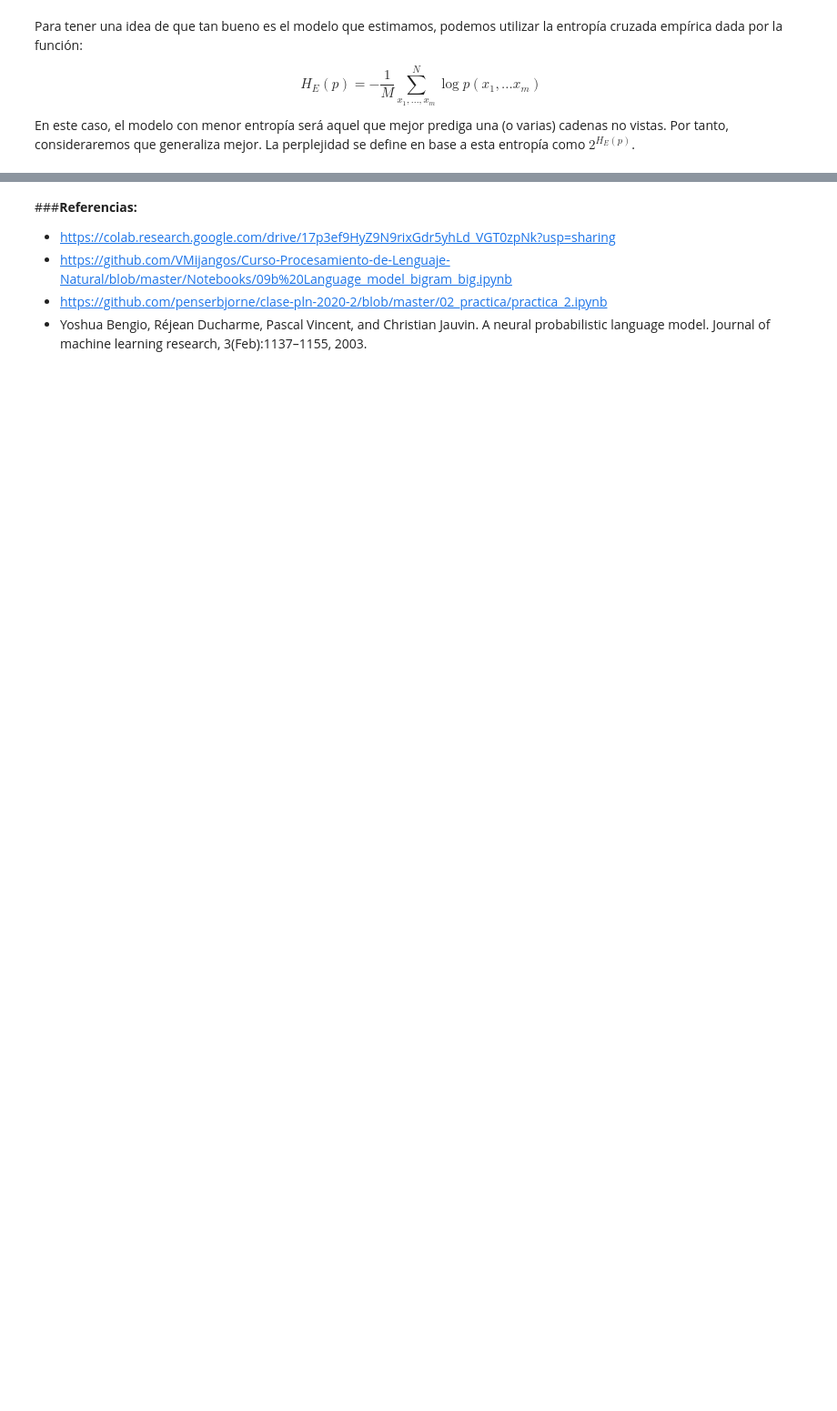
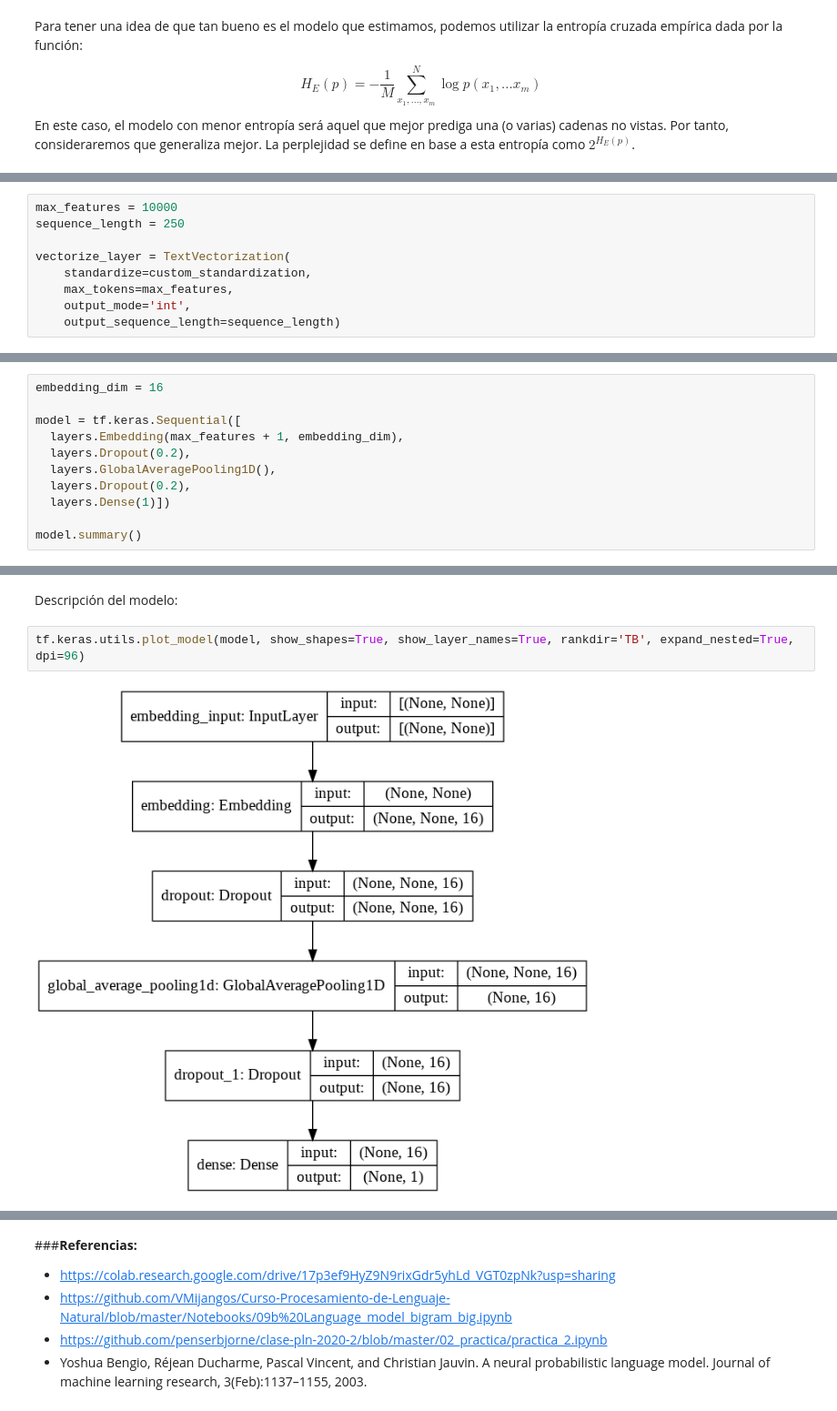
Before and after one commit to Guadalupe-Moreno/PLN, a Jupyter notebook: Proyecto_APIT/Proyecto_APIT.ipynb, the cells around one changed output, grey strips where cells are left out. Shown: that part at 91% size. Saved outputs shown, nothing was run; the diff lists cells and outputs as text; blank space fills up the shorter version.

```diff
--- a/Proyecto_APIT/Proyecto_APIT.ipynb
+++ b/Proyecto_APIT/Proyecto_APIT.ipynb
@@ -535,0 +240,9 @@ Probabilidad de la frase:  7.788169791052131e-17
+# %%
+max_features = 10000
+sequence_length = 250
+
+vectorize_layer = TextVectorization(
+    standardize=custom_standardization,
+    max_tokens=max_features,
+    output_mode='int',
+    output_sequence_length=sequence_length)
@@ -535,0 +313,11 @@ Probabilidad de la frase:  7.788169791052131e-17
+# %%
+embedding_dim = 16
+
+model = tf.keras.Sequential([
+  layers.Embedding(max_features + 1, embedding_dim),
+  layers.Dropout(0.2),
+  layers.GlobalAveragePooling1D(),
+  layers.Dropout(0.2),
+  layers.Dense(1)])
+
+model.summary()
@@ -535,0 +343,6 @@ Probabilidad de la frase:  7.788169791052131e-17
+# %% [markdown]
+Descripción del modelo:
+# %%
+tf.keras.utils.plot_model(model, show_shapes=True, show_layer_names=True, rankdir='TB', expand_nested=True, dpi=96)
+# %% [output]
+[figure, added]
```
Also changed, not shown: parts of 127 cells of this notebook, 1 other file.
